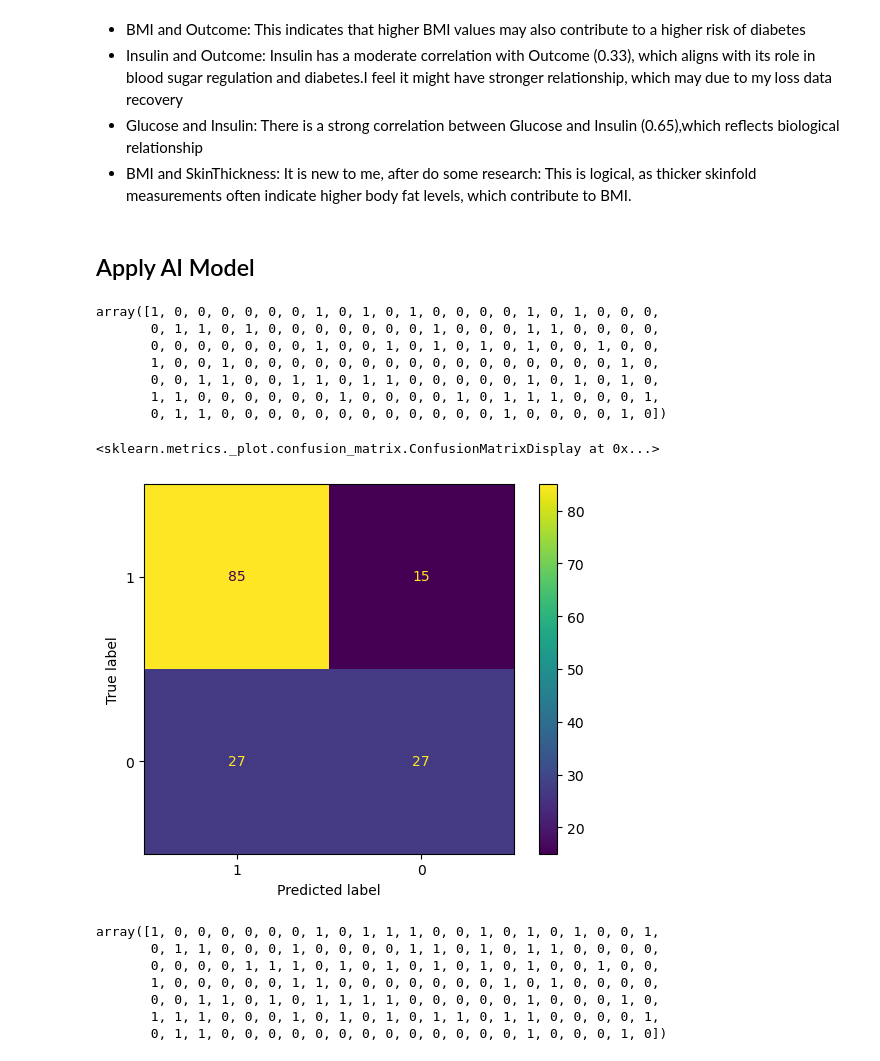
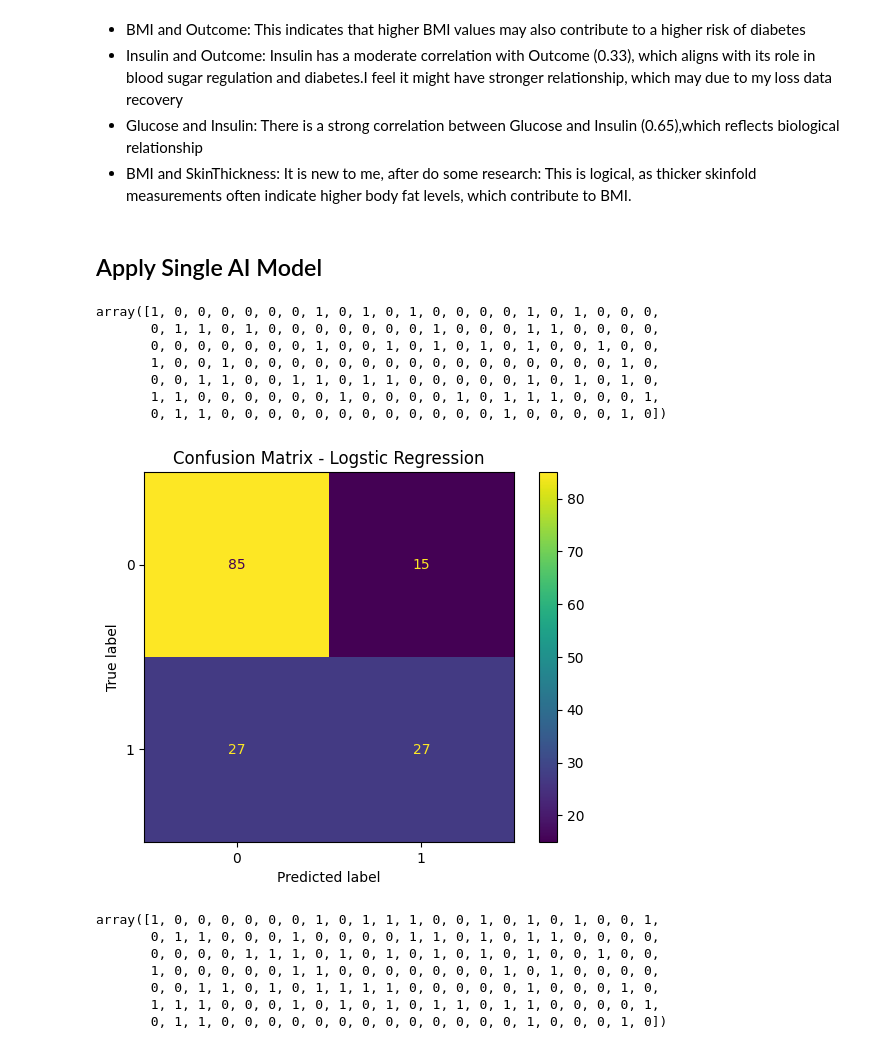
Before and after one commit to orczhu/zhu-ai-learning, a Jupyter notebook: capstone/capstone.ipynb, the cells around one changed output. Cells and saved outputs as stored; diff of their text form; code cells hidden in the pictures.

```diff
--- a/capstone/capstone.ipynb
+++ b/capstone/capstone.ipynb
@@ -197,7 +200,7 @@ plt.show()
 - Glucose and Insulin: There is a strong correlation between Glucose and Insulin (0.65),which reflects biological relationship
 - BMI and SkinThickness: It is new to me, after do some research: This is logical, as thicker skinfold measurements often indicate higher body fat levels, which contribute to BMI.
 # %% [markdown]
-## Apply AI Model
+## Apply Single AI Model
 # %%
 # Here I want to use different AI model to predict the outcome, since it is classification problem with supervisted learning
 # 1 Logstic regression
@@ -231,13 +235,14 @@ array([1, 0, 0, 0, 0, 0, 0, 1, 0, 1, 0, 1, 0, 0, 0, 0, 1, 0, 1, 0, 0, 0,
        1, 1, 0, 0, 0, 0, 0, 0, 1, 0, 0, 0, 0, 1, 0, 1, 1, 1, 0, 0, 0, 1,
        0, 1, 1, 0, 0, 0, 0, 0, 0, 0, 0, 0, 0, 0, 0, 1, 0, 0, 0, 0, 1, 0])
 # %%
-
 conf_matrix_lr = confusion_matrix(y_test, y_pred_lr)
-disp1 = ConfusionMatrixDisplay(conf_matrix_lr, display_labels=[1, 0])
+# Assuming binary classification (0 = no diabetes, 1 = diabetes)
+disp1 = ConfusionMatrixDisplay(conf_matrix_lr, display_labels=[0, 1])
 disp1.plot()
+plt.title("Confusion Matrix - Logstic Regression")
+plt.show()
 # %% [output]
-<sklearn.metrics._plot.confusion_matrix.ConfusionMatrixDisplay at 0x...>
-[figure, old version]
+[figure, new version]
 # %%
 # Apply KNN
 knn = KNeighborsClassifier(n_neighbors=5)
```
Also changed, not shown: parts of 25 cells of this notebook, 1 other file.
